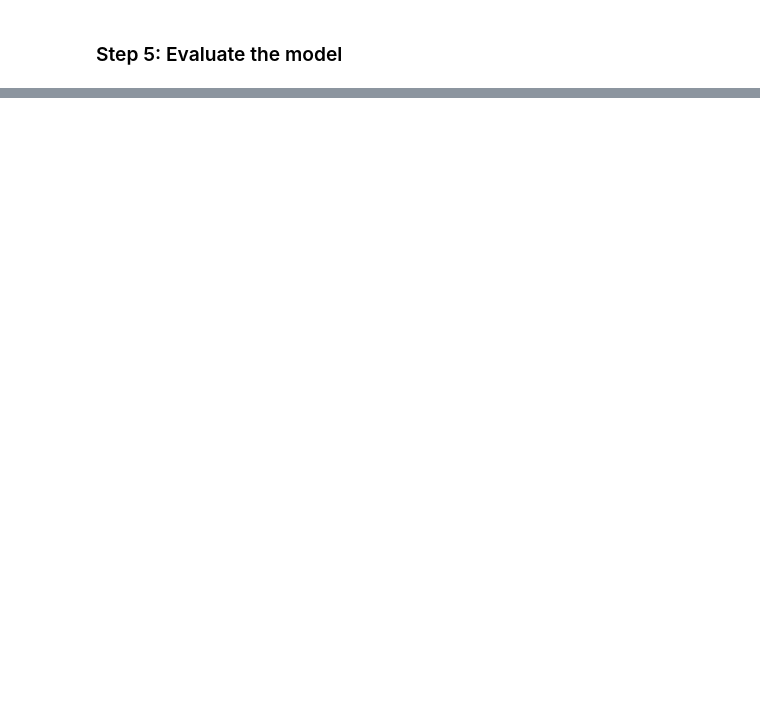
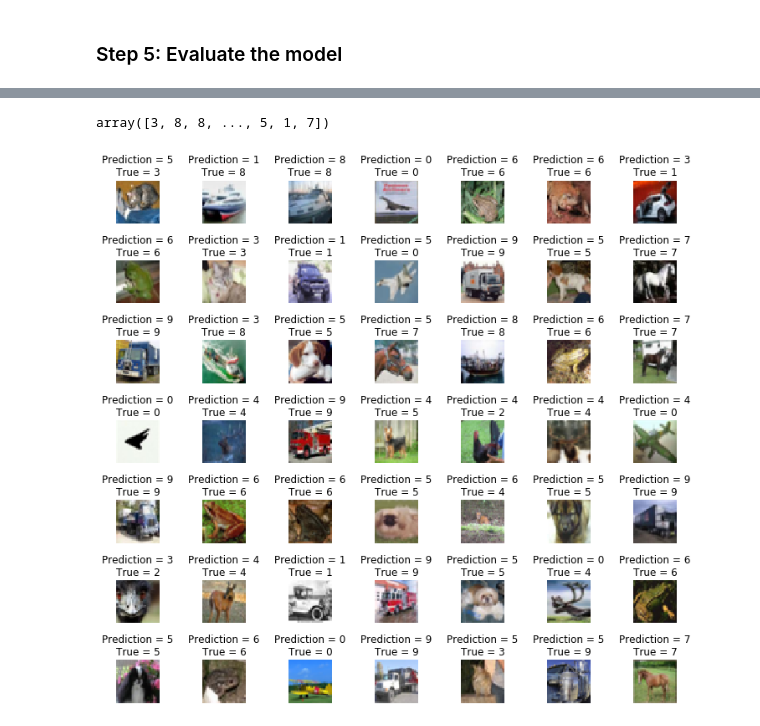
Before and after one commit to ekalachev/deep-and-machine-learning, a Jupyter notebook: deep-neural-networks/deep-neural-networks-CIFAR-10-classification.ipynb, the cells around one changed output, grey strips where cells are left out. Saved outputs shown, nothing was run; the diff lists cells and outputs as text; code cells hidden in the pictures; blank space fills up the shorter version.

```diff
--- a/deep-neural-networks/deep-neural-networks-CIFAR-10-classification.ipynb
+++ b/deep-neural-networks/deep-neural-networks-CIFAR-10-classification.ipynb
@@ -189,0 +196,3 @@ Epoch 2/2
+# %%
+predicted_classes = cnn_model.predict_classes(X_test)
+predicted_classes
@@ -189,0 +211,21 @@ Epoch 2/2
+# %%
+# should return back to values again from binary format to decimal values
+y_test = y_test.argmax(1)
+# %%
+y_test
+# %% [output]
+array([3, 8, 8, ..., 5, 1, 7])
+# %%
+L = 7
+W = 7
+fig, axes = plt.subplots(L, W, figsize = (12, 12))
+axes = axes.ravel()
+
+for i in np.arange(0, L * W):
+    axes[i].imshow(X_test[i])
+    axes[i].set_title('Prediction = {}\nTrue = {}'.format(predicted_classes[i], y_test[i]))
+    axes[i].axis('off')
+
+plt.subplots_adjust(wspace=1)
+# %% [output]
+[figure, added]
```
Also changed, not shown: parts of 23 cells of this notebook, 3 other files.
